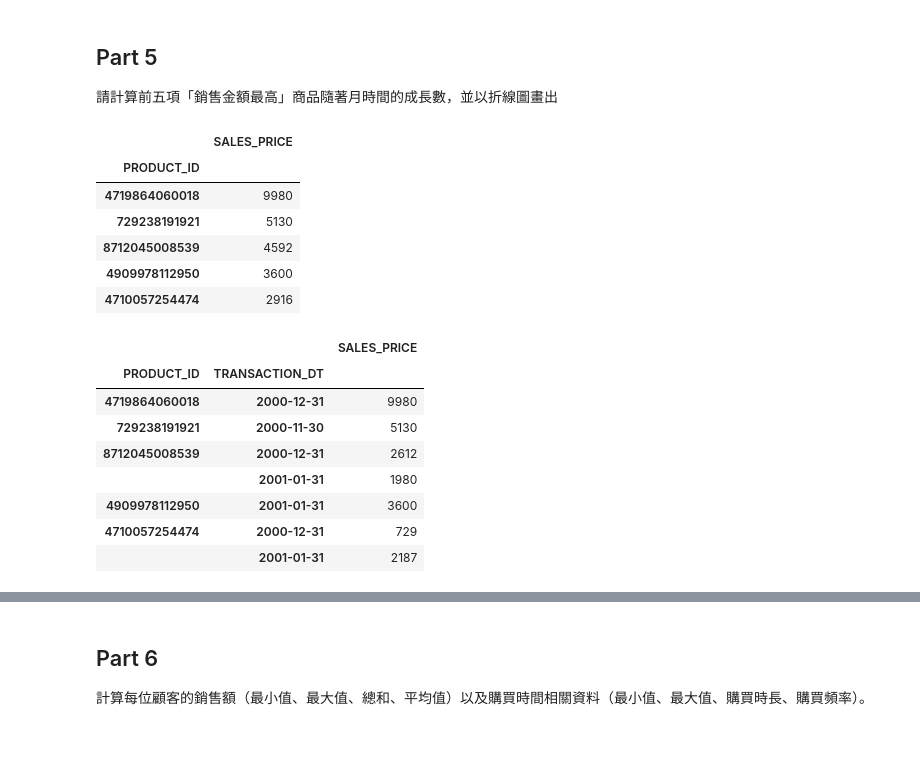
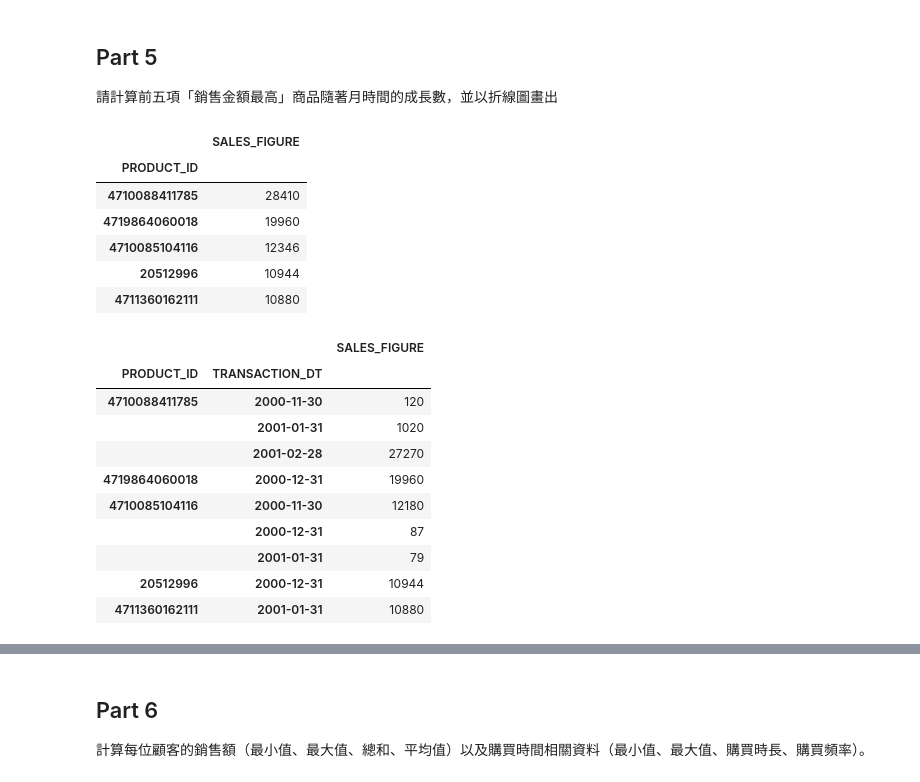
Before and after one commit to pan93412/nkust-homework, a Jupyter notebook: semester-5/business-platform-design/ch9/hw093.ipynb, the cells around one changed output, grey strips where cells are left out. Drawn from its saved outputs; the diff is of its cells as text; code cells hidden in the pictures; blank space fills up the shorter version.

```diff
--- a/semester-5/business-platform-design/ch9/hw093.ipynb
+++ b/semester-5/business-platform-design/ch9/hw093.ipynb
@@ -90,9 +94,11 @@ df.describe()
+# %%
+df["SALES_FIGURE"] = df["SALES_PRICE"] * df["AMOUNT"]
 # %% [markdown]
 ## Part 2
 
 請依月時間計算訂單數量趨勢圖，並以長條圖畫出。
 # %%
-df["TRANSACTION_DT"] = pd.to_datetime(df["TRANSACTION_DT"])
+df["TRANSACTION_DT"] = pd.to_datetime(df["TRANSACTION_DT"], format="%m/%d/%Y")
 
 df
 # %% [output]
@@ -204,37 +240,39 @@ plt.show()
 
 請計算前五項「銷售金額最高」商品隨著月時間的成長數，並以折線圖畫出
 # %%
-top5_product_df = df.groupby("PRODUCT_ID")["SALES_PRICE"].sum().nlargest(5)
+top5_product_df = df.groupby("PRODUCT_ID")["SALES_FIGURE"].sum().nlargest(5)
 
 top5_product_df.to_frame()
 # %% [output]
-|  | SALES_PRICE |
+|  | SALES_FIGURE |
 | PRODUCT_ID |  |
-| 4719864060018 | 9980 |
-| 729238191921 | 5130 |
-| 8712045008539 | 4592 |
-| 4909978112950 | 3600 |
-| 4710057254474 | 2916 |
+| 4710088411785 | 28410 |
+| 4719864060018 | 19960 |
+| 4710085104116 | 12346 |
+| 20512996 | 10944 |
+| 4711360162111 | 10880 |
 # %%
 top5_time_series_sales_count = (
     df.groupby(["PRODUCT_ID", pd.Grouper(key="TRANSACTION_DT", freq="ME")])[
-        "SALES_PRICE"
+        "SALES_FIGURE"
     ]
     .sum()
     .loc[top5_product_df.index]
 )
 
 top5_time_series_sales_count.to_frame()
 # %% [output]
-|  |  | SALES_PRICE |
+|  |  | SALES_FIGURE |
 | PRODUCT_ID | TRANSACTION_DT |  |
-| 4719864060018 | 2000-12-31 | 9980 |
-| 729238191921 | 2000-11-30 | 5130 |
-| 8712045008539 | 2000-12-31 | 2612 |
-|  | 2001-01-31 | 1980 |
-| 4909978112950 | 2001-01-31 | 3600 |
-| 4710057254474 | 2000-12-31 | 729 |
-|  | 2001-01-31 | 2187 |
+| 4710088411785 | 2000-11-30 | 120 |
+|  | 2001-01-31 | 1020 |
+|  | 2001-02-28 | 27270 |
+| 4719864060018 | 2000-12-31 | 19960 |
+| 4710085104116 | 2000-11-30 | 12180 |
+|  | 2000-12-31 | 87 |
+|  | 2001-01-31 | 79 |
+| 20512996 | 2000-12-31 | 10944 |
+| 4711360162111 | 2001-01-31 | 10880 |
 # %%
 top5_time_series_sales_count.unstack(fill_value=0).T.sort_index().plot()
 plt.show()
```
Also changed, not shown: parts of 13 cells of this notebook.
